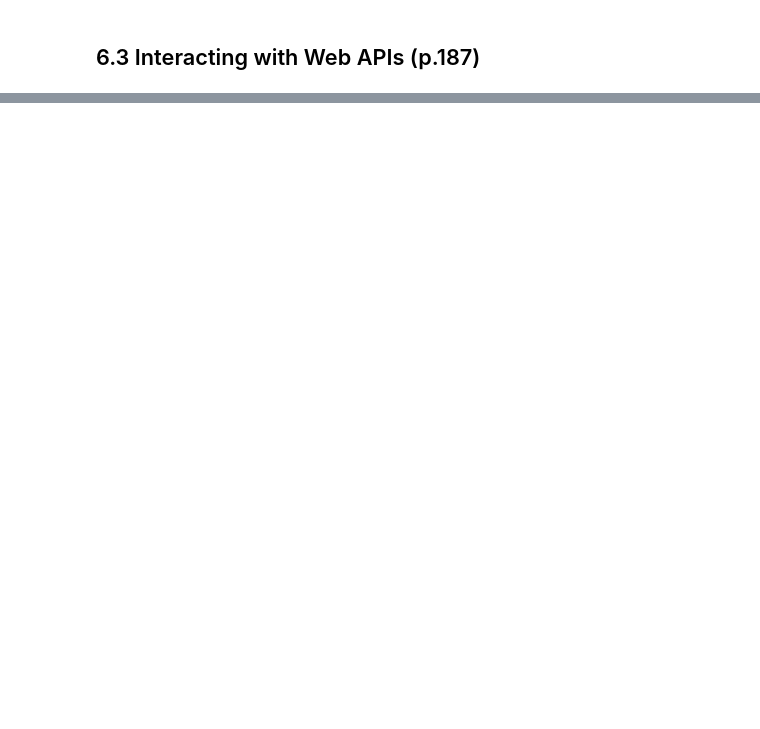
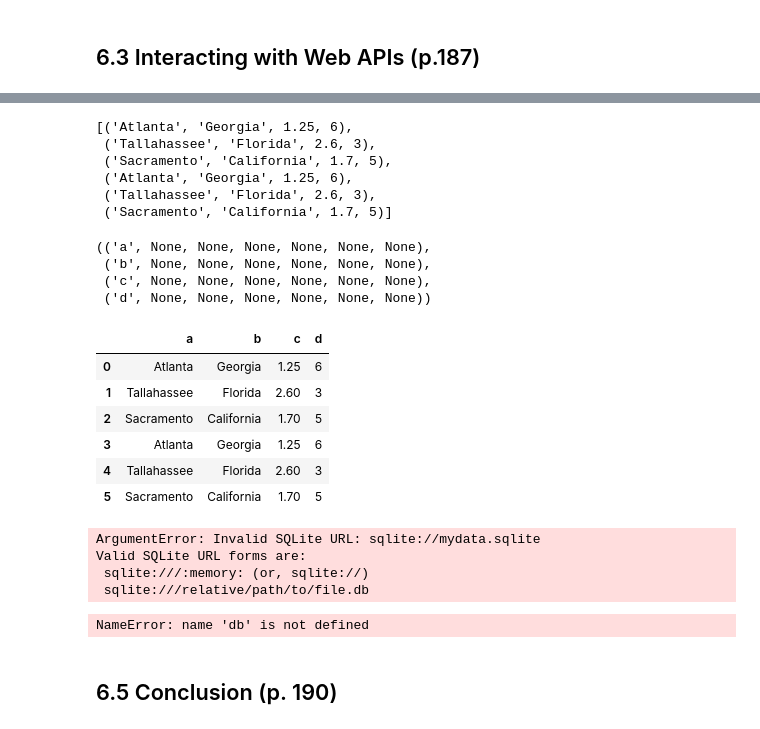
Before and after one commit to ZCW-Data1dot2/data-wrangling-pandas-leegivhan, a Jupyter notebook: Chapter6WorkAlong.ipynb, the cells around one changed output, grey strips where cells are left out. Drawn from its saved outputs; the diff is of its cells as text; code cells hidden in the pictures; blank space fills up the shorter version.

```diff
--- a/Chapter6WorkAlong.ipynb
+++ b/Chapter6WorkAlong.ipynb
@@ -642,0 +515,2 @@ issues = pd.DataFrame(data, columns=['number', 'title',
+# %%
+con = sqlite3.connect('mydata.sqlite')
@@ -642,0 +535,30 @@ issues = pd.DataFrame(data, columns=['number', 'title',
+# %%
+cursor = con.execute('select * from test')
+# %%
+rows = cursor.fetchall()
+# %%
+rows
+# %% [output]
+[('Atlanta', 'Georgia', 1.25, 6),
+ ('Tallahassee', 'Florida', 2.6, 3),
+ ('Sacramento', 'California', 1.7, 5),
+ ('Atlanta', 'Georgia', 1.25, 6),
+ ('Tallahassee', 'Florida', 2.6, 3),
+ ('Sacramento', 'California', 1.7, 5)]
+# %%
+cursor.description
+# %% [output]
+(('a', None, None, None, None, None, None),
+ ('b', None, None, None, None, None, None),
+ ('c', None, None, None, None, None, None),
+ ('d', None, None, None, None, None, None))
+# %%
+pd.DataFrame(rows, columns=[x[0] for x in cursor.description])
+# %% [output]
+|  | a | b | c | d |
+| 0 | Atlanta | Georgia | 1.25 | 6 |
+| 1 | Tallahassee | Florida | 2.60 | 3 |
+| 2 | Sacramento | California | 1.70 | 5 |
+| 3 | Atlanta | Georgia | 1.25 | 6 |
+| 4 | Tallahassee | Florida | 2.60 | 3 |
+| 5 | Sacramento | California | 1.70 | 5 |
@@ -642,0 +567,13 @@ issues = pd.DataFrame(data, columns=['number', 'title',
+# %%
+db = sqla.create_engine('sqlite://mydata.sqlite')
+# %% [output]
+ArgumentError: Invalid SQLite URL: sqlite://mydata.sqlite
+Valid SQLite URL forms are:
+ sqlite:///:memory: (or, sqlite://)
+ sqlite:///relative/path/to/file.db
+# %%
+pd.read_sql('select * from test', db)
+# %% [output]
+NameError: name 'db' is not defined
+# %% [markdown]
+## 6.5 Conclusion (p. 190)
```
Also changed, not shown: parts of 43 cells of this notebook, 1 other file.
